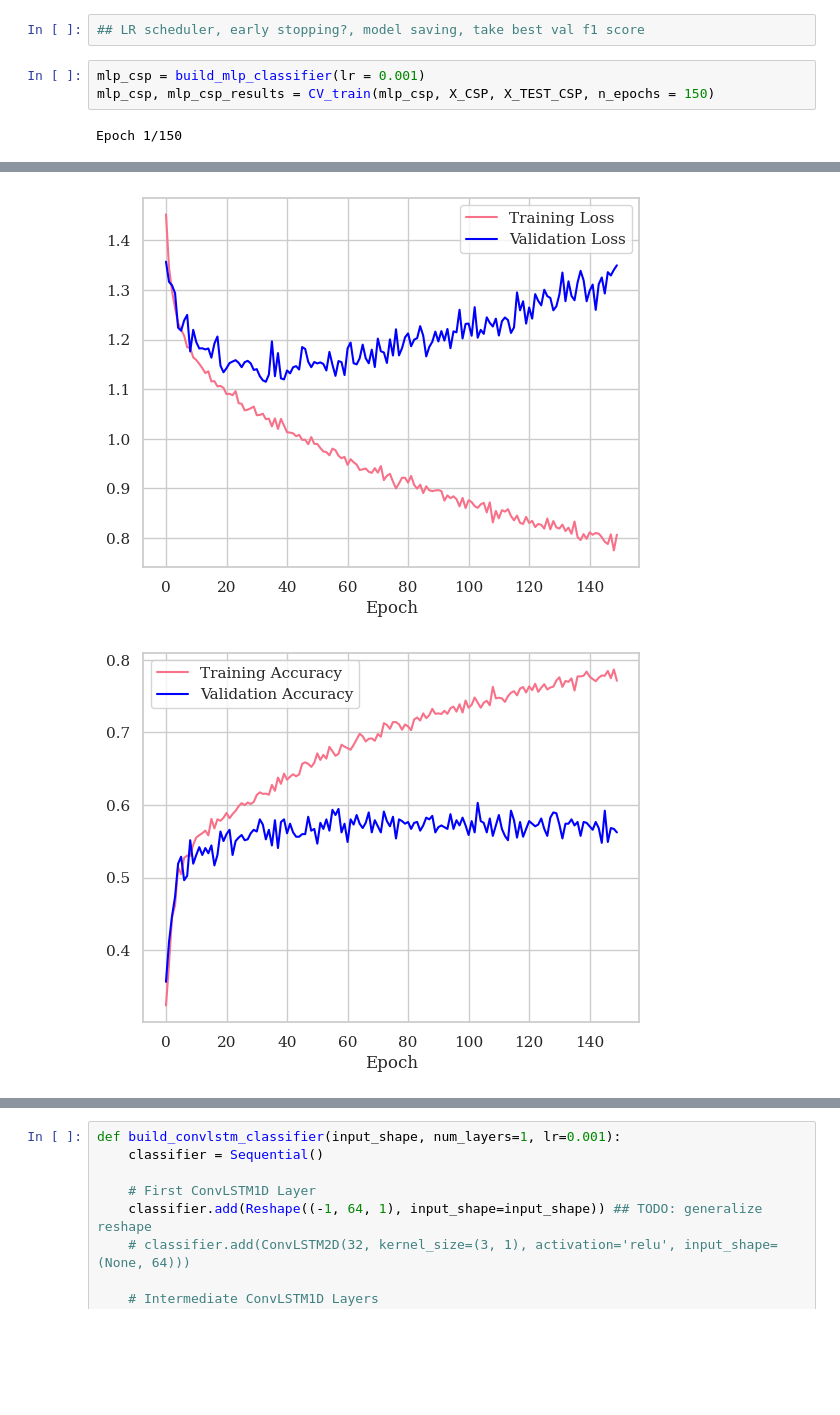
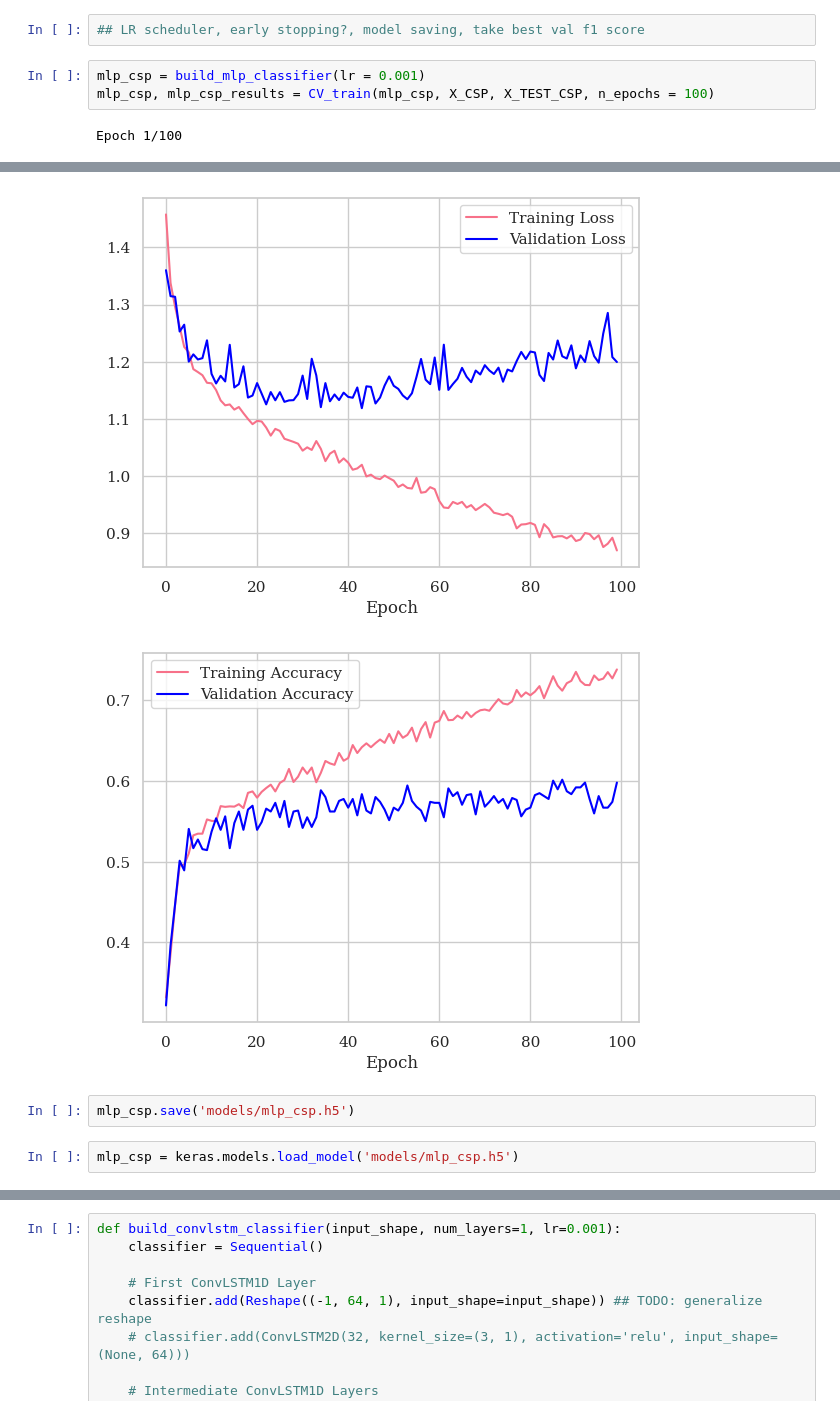
Before and after one commit to sam189239/EEG-MI-Benchmarking, a Jupyter notebook: code/bci_main_9+3.ipynb, the cells around one changed output, grey strips where cells are left out. Drawn from its saved outputs; the diff is of its cells as text; blank space fills up the shorter version.

```diff
--- a/code/bci_main_9+3.ipynb
+++ b/code/bci_main_9+3.ipynb
@@ -1100,6 +1111,6 @@ Epoch 50/50
 ## LR scheduler, early stopping?, model saving, take best val f1 score
 # %%
 mlp_csp = build_mlp_classifier(lr = 0.001)
-mlp_csp, mlp_csp_results = CV_train(mlp_csp, X_CSP, X_TEST_CSP, n_epochs = 150)
+mlp_csp, mlp_csp_results = CV_train(mlp_csp, X_CSP, X_TEST_CSP, n_epochs = 100)
 # %% [output]
-Epoch 1/150
+Epoch 1/100
@@ -1123,5 +1134,9 @@ Epoch 150/150
-[figure, old version]
+[figure, new version]
-[figure, old version]
+[figure, new version]
+# %%
+mlp_csp.save('models/mlp_csp.h5')
+# %%
+mlp_csp = keras.models.load_model('models/mlp_csp.h5')
 # %%
 pred = mlp_csp.predict(X_TEST_CSP)
 print("Accuracy score: ", accuracy_score(np.argmax(y_out_test, 1), np.argmax(pred, axis=1)))
```
Also changed, not shown: parts of 26 cells of this notebook, 10 other files.
